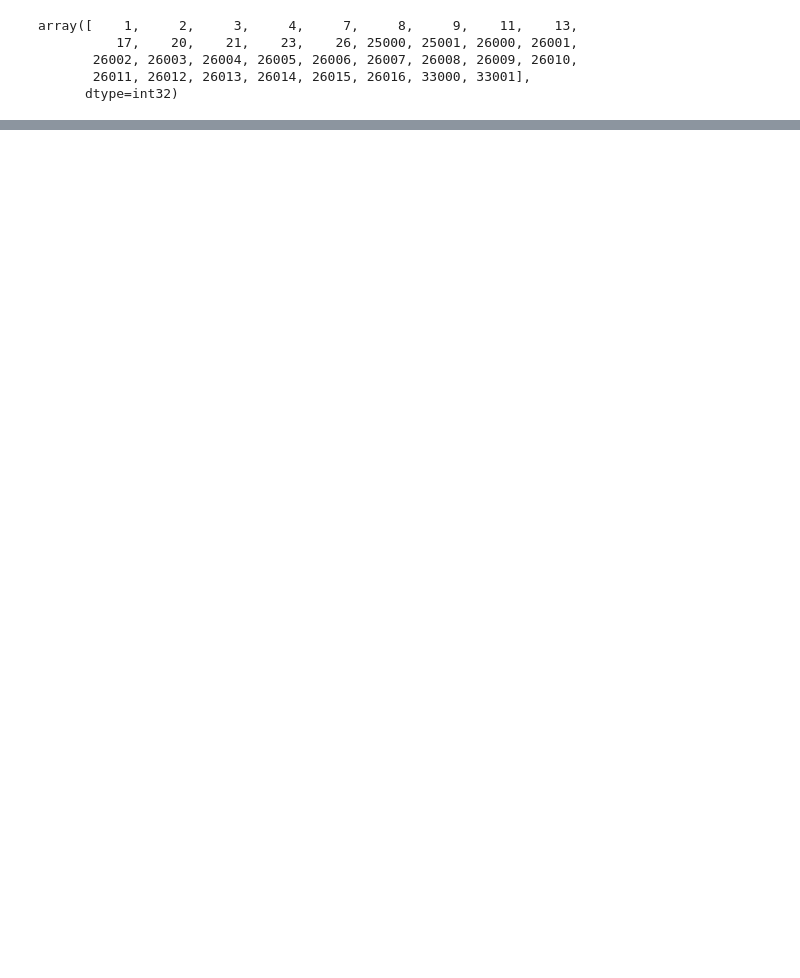
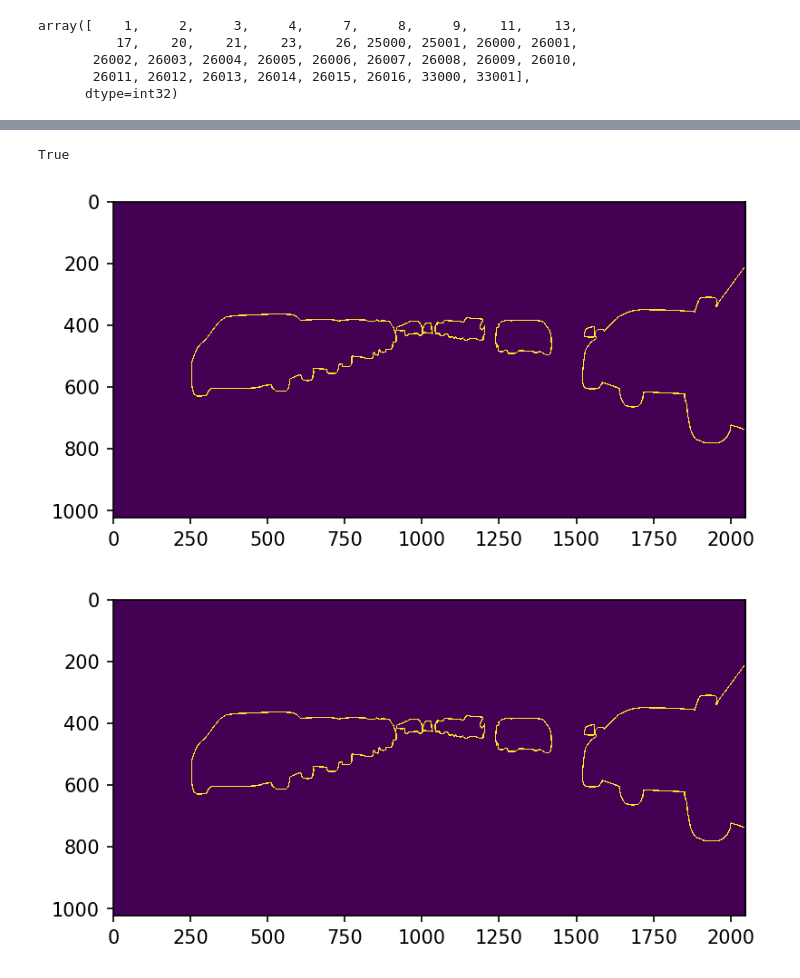
Before and after one commit to haruishi43/py-edge-eval, a Jupyter notebook: notebooks/test_seg2mask_cityscapes.ipynb, the cells around one changed output, grey strips where cells are left out. Drawn from its saved outputs; the diff is of its cells as text; code cells hidden in the pictures; blank space fills up the shorter version.

```diff
--- a/notebooks/test_seg2mask_cityscapes.ipynb
+++ b/notebooks/test_seg2mask_cityscapes.ipynb
@@ -166,0 +280,31 @@ _ = instance_insensitive_seg2edges(
+# %%
+out_loop = loop_mask2edge(
+    mask=m,
+    radius=2,
+    ignore_labelIds=[2, 3],
+    use_cv2=True,
+    quality=0,
+)
+
+out_mp = mp_mask2edge(
+    mask=m,
+    radius=2,
+    ignore_labelIds=[2, 3],
+    nproc=8,
+    use_cv2=True,
+    quality=0,
+)
+
+print((out_loop == out_mp).all())
+
+plt.imshow(out_loop[26], interpolation='nearest')
+plt.gcf().set_dpi(150)
+plt.show()
+
+plt.imshow(out_mp[26], interpolation='nearest')
+plt.gcf().set_dpi(150)
+plt.show()
+# %% [output]
+True
+[figure, added]
+[figure, added]
```
Also changed, not shown: parts of 27 cells of this notebook, 25 other files.
